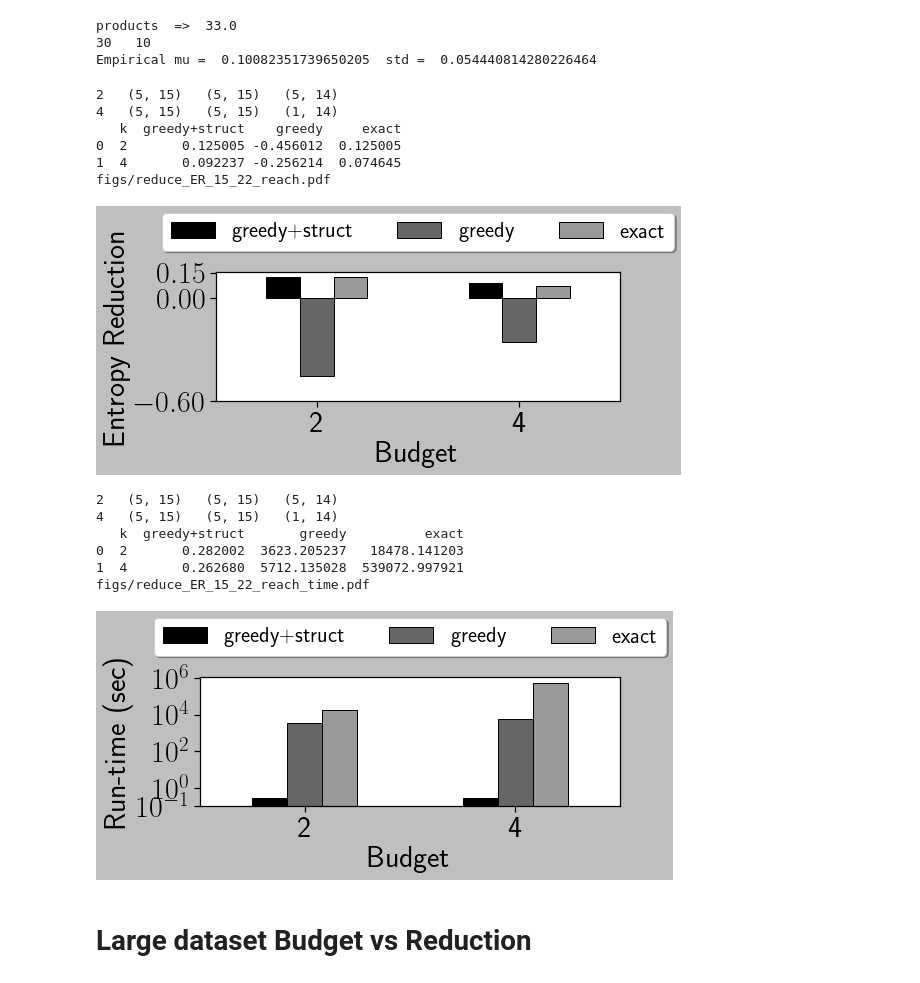
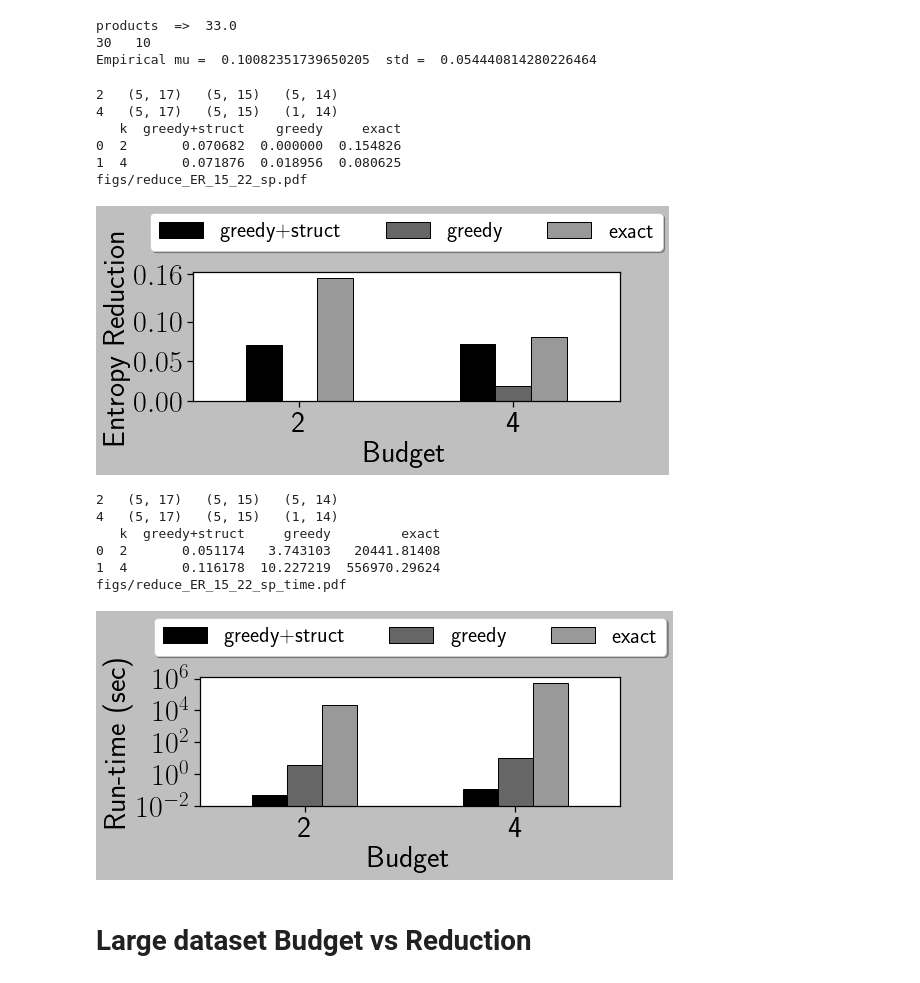
Before and after one commit to toggled/uncertainty, a Jupyter notebook: test.ipynb, the cells around one changed output. Saved outputs shown, nothing was run; the diff lists cells and outputs as text; code cells hidden in the pictures.

```diff
--- a/test.ipynb
+++ b/test.ipynb
@@ -1419,10 +1419,10 @@ alg0 = 'greedyp'
 a0 = 'greedyp'
 alg1 = 'greedy'
 a1 = 'greedy'
-q =   'reach'
-# q = 'sp'
+# q =   'reach'
+q = 'sp'
 
-est_alg = 'exact'
+est_alg = 'mcdij' #'mcbfs' #'exact'
 kset = [2,4]
 varyK0 = [] #greedy+struct
 varyK1  = [] #greedy
@@ -1475,40 +1475,41 @@ ax = df.plot(x="k", y=["greedy+struct","greedy","exact"], kind="bar",rot=0)
 # # greedy_red = np.array(greedy_red)
 # # std_red = np.array(std_red)
 # # print(greedy_red.shape,' ',std_red.shape,' ',len(greedyM_red),' ',len(stdM_red))
 # plt.plot(Kset,greedy_red,color = 'k',marker='x',label='greedy',linewidth=lw)
 # plt.plot(Kset,greedyM_red,color = 'k',marker='o',label='greedy+mem',linewidth=lw)
 # # plt.fill_between(Kset, np.array(greedyM_red) - np.array(stdM_red), np.array(greedyM_red) + np.array(stdM_red), \
 # #                  color='r', alpha=0.4)
 # ax = plt.gca()
 # ax.axhline(exact_deltaH,linestyle='--',color='r',linewidth=lw,label='Exact')
 # plt.yscale('log',base=2)
 # plt.xscale('log',base=2)
 plt.xlabel('Budget', fontsize=fontsize-2)
 plt.ylabel('Entropy Reduction',fontsize=fontsize-2)
-plt.yticks([-0.6,0,0.15],fontsize=fontsize-2)
+# plt.yticks([0,0.04,0.08,0.13],fontsize=fontsize-2)
+plt.yticks([0,0.05,0.1,0.16],fontsize=fontsize-2)
 plt.xticks(fontsize=fontsize-2)
 # ax = plt.gca()
 # ax.set_xticklabels(xlabels)
 # plt.yticks(fontsize=fontsize-2)
 # # plt.legend(fontsize=fontsize+10,frameon = False,prop={"size":22},bbox_to_anchor=(0.6,0.4))
 # plt.legend(fontsize=fontsize-7, ncol = 3)
 # plt.legend(fontsize=fontsize-3)
 plt.legend(loc='lower center', bbox_to_anchor=(0.5, 1.08),\
           ncol=3, fancybox=True, shadow=True,fontsize=labelsize-2)
 # plt.title('Budget = '+str(k),fontsize=fontsize-8)
 fname = 'figs/reduce_'+data+"_"+q+".pdf"
 print(fname)
 plt.tight_layout()
 plt.savefig(fname)
 plt.show()
 # %% [output]
-2   (5, 15)   (5, 15)   (5, 14)
-4   (5, 15)   (5, 15)   (1, 14)
+2   (5, 17)   (5, 15)   (5, 14)
+4   (5, 17)   (5, 15)   (1, 14)
    k  greedy+struct    greedy     exact
-0  2       0.125005 -0.456012  0.125005
-1  4       0.092237 -0.256214  0.074645
-figs/reduce_ER_15_22_reach.pdf
+0  2       0.070682  0.000000  0.154826
+1  4       0.071876  0.018956  0.080625
+figs/reduce_ER_15_22_sp.pdf
-[figure, old version]
+[figure, new version]
 # %%
 from matplotlib import pyplot as plt
 plt.rcParams['text.usetex'] = True
@@ -1531,10 +1532,10 @@ alg0 = 'greedyp'
 a0 = 'greedyp'
 alg1 = 'greedy'
 a1 = 'greedy'
-q =   'reach'
-# q = 'sp'
+# q =   'reach'
+q = 'sp'
 
-est_alg = 'exact'
+est_alg = 'mcdij' #'mcbfs' # 'exact'
 kset = [2,4]
 varyK0 = [] #greedy+struct
 varyK1  = [] #greedy
@@ -1597,7 +1598,7 @@ plt.yscale('log',base=10)
 # plt.xscale('log',base=2)
 plt.xlabel('Budget', fontsize=fontsize-2)
 plt.ylabel('Run-time (sec)',fontsize=fontsize-2)
-plt.yticks([10**-1,10**0, 10**2,10**4, 10**6],fontsize=fontsize-2)
+plt.yticks([10**-2,10**0, 10**2,10**4, 10**6],fontsize=fontsize-2)
 plt.xticks(fontsize=fontsize-2)
 # ax = plt.gca()
 # ax.set_xticklabels(xlabels)
@@ -1614,13 +1615,13 @@ plt.tight_layout()
 plt.savefig(fname)
 plt.show()
 # %% [output]
-2   (5, 15)   (5, 15)   (5, 14)
-4   (5, 15)   (5, 15)   (1, 14)
-   k  greedy+struct       greedy          exact
-0  2       0.282002  3623.205237   18478.141203
-1  4       0.262680  5712.135028  539072.997921
-figs/reduce_ER_15_22_reach_time.pdf
+2   (5, 17)   (5, 15)   (5, 14)
+4   (5, 17)   (5, 15)   (1, 14)
+   k  greedy+struct     greedy         exact
+0  2       0.051174   3.743103   20441.81408
+1  4       0.116178  10.227219  556970.29624
+figs/reduce_ER_15_22_sp_time.pdf
-[figure, old version]
+[figure, new version]
 # %% [markdown]
 # Large dataset Budget vs Reduction
 # %%
```
Also changed, not shown: 5 other files.
